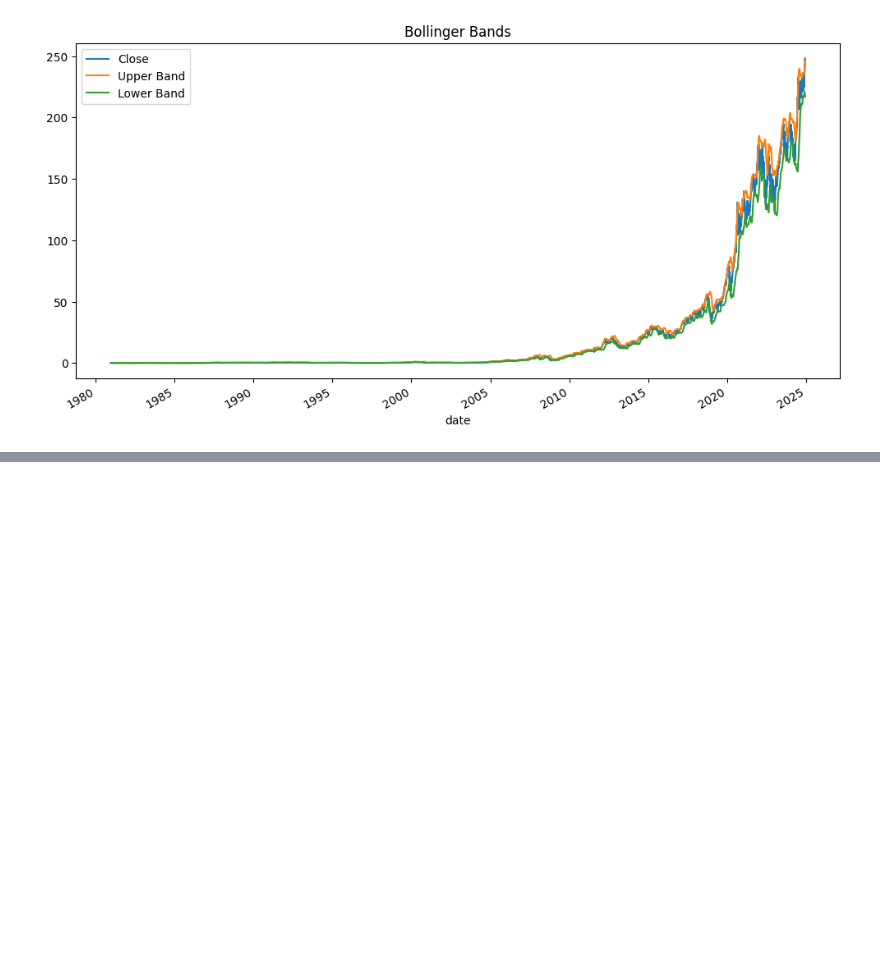
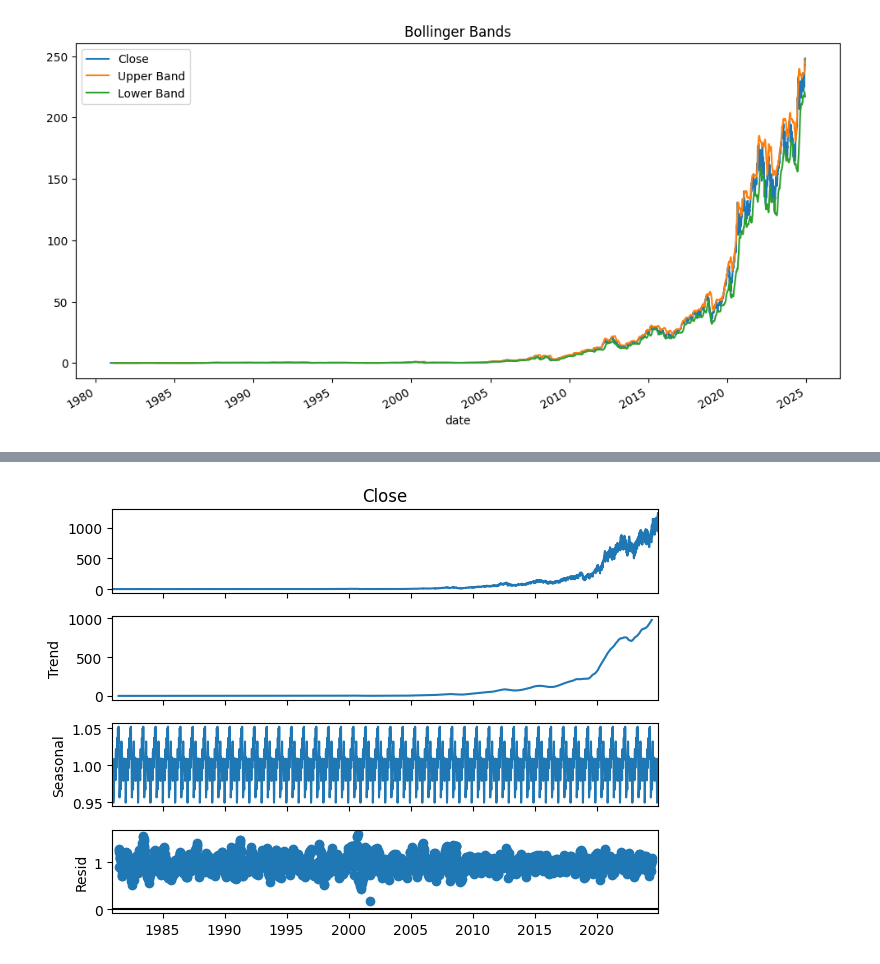
Before and after one commit to arumpuri/apple_stock_market_forecasting, a Jupyter notebook: apple-stock-time-series.ipynb, the cells around one changed output, grey strips where cells are left out. Saved outputs shown, nothing was run; the diff lists cells and outputs as text; code cells hidden in the pictures; blank space fills up the shorter version.

```diff
--- a/apple-stock-time-series.ipynb
+++ b/apple-stock-time-series.ipynb
@@ -285,0 +233,7 @@ NameError: name 'forecast' is not defined
+# %%
+df1 = data.copy(deep = True)
+df1['date'] = df1['Date'].apply(func=lambda x: str(x).split(sep=' ')[0])
+df1['date'] = pd.to_datetime(df1['date'])
+df1.set_index('date',inplace = True)
+df1 = df1.resample('W').sum()
+df1.head()
@@ -285,0 +248,6 @@ NameError: name 'forecast' is not defined
+# %%
+l3 = list(df1.columns)
+l3.remove('Close')
+
+df1.drop(columns = l3,inplace =True)
+df1.head()
@@ -285,0 +302,5 @@ NameError: name 'forecast' is not defined
+# %%
+dec = sm.tsa.seasonal_decompose(df1['Close'], model = 'multiplicative').plot()
+plt.show();
+# %% [output]
+[figure, added]
```
Also changed, not shown: parts of 26 cells of this notebook.
